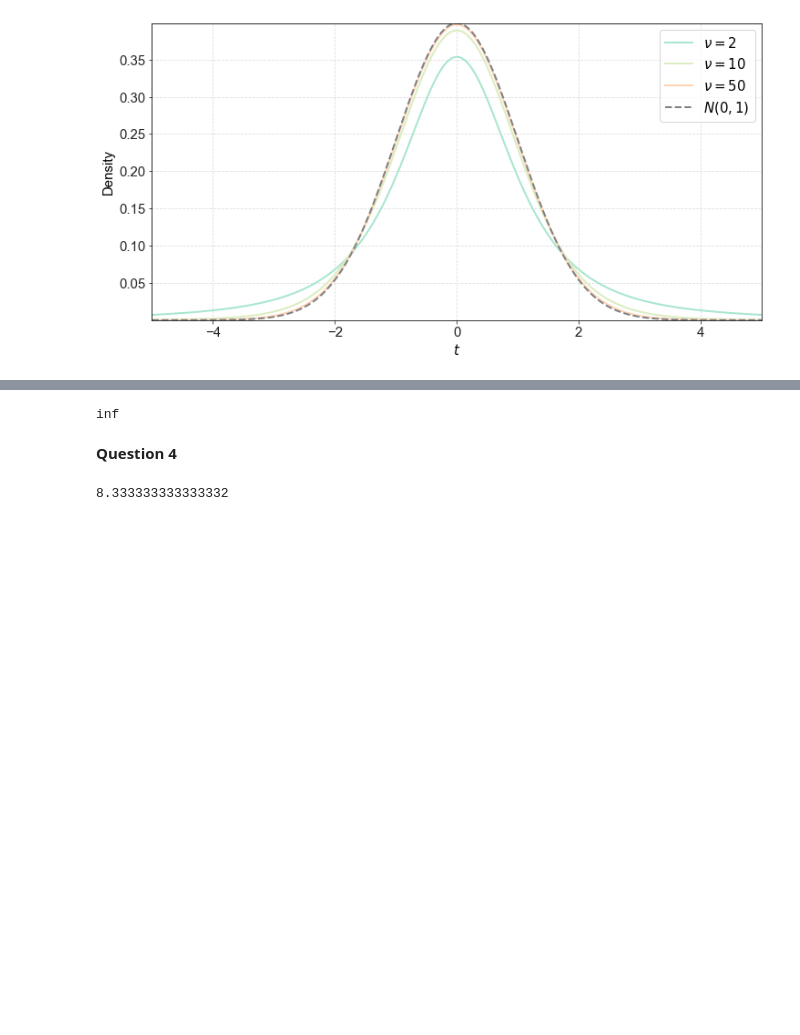
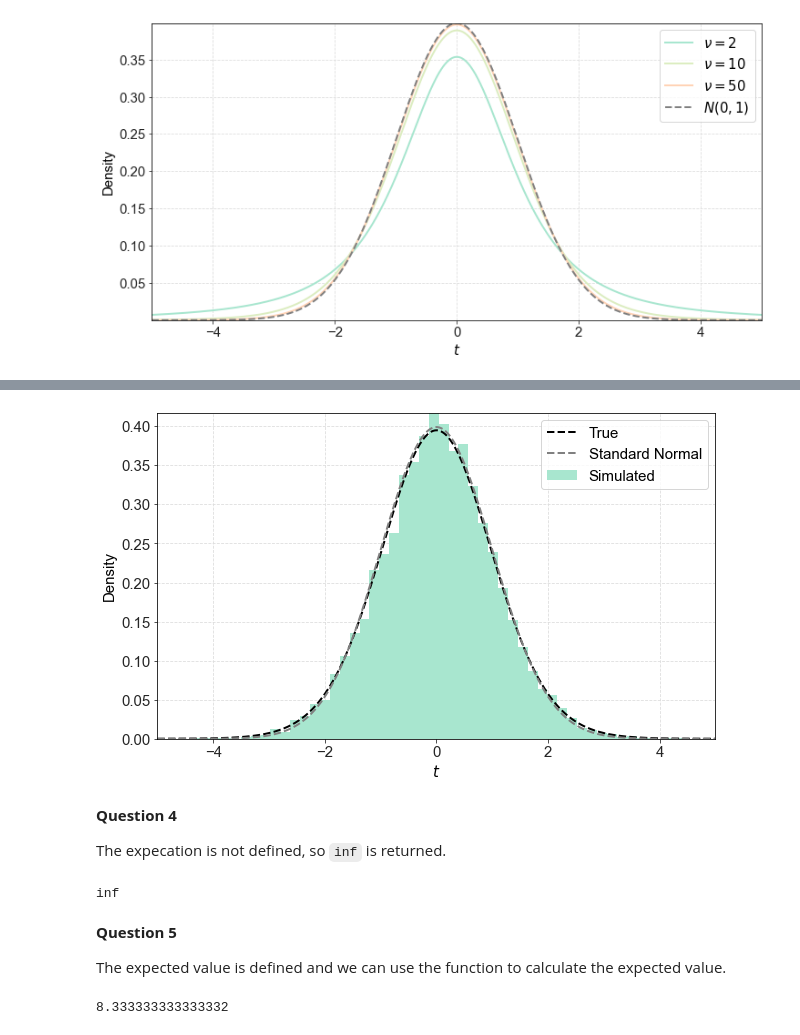
Before and after one commit to staxmetrics/python_for_the_financial_economist, a Jupyter notebook: lectures_and_exercises/2022/week_3/exercises_week_3.ipynb, the cells around one changed output, grey strips where cells are left out. Drawn from its saved outputs; the diff is of its cells as text; code cells hidden in the pictures; blank space fills up the shorter version.

```diff
--- a/lectures_and_exercises/2022/week_3/exercises_week_3.ipynb
+++ b/lectures_and_exercises/2022/week_3/exercises_week_3.ipynb
@@ -452,3 +183,41 @@ __Question 3__
+# %%
+# set values
+num_sim = 10000
+sample_size = 25
+mu = 5
+sigma = 2
+
+# simulate data
+random_draws = np.random.normal(mu, sigma, size=(num_sim, sample_size))
+sample_means = np.mean(random_draws, axis=1)
+sample_var = np.var(random_draws, axis=1, ddof=1)
+sample_z_scores = (sample_means - mu)/np.sqrt(sample_var/(sample_size - 1))
+
+t_values = np.linspace(-5, 5, 1000)
+# t-dist
+pdf_values = stats.t.pdf(t_values, sample_size - 1)
+# normal
+pdf_normal_values = stats.norm.pdf(t_values)
+
+"""
+Plotting
+"""
+
+fig, ax = plt.subplots(figsize=(10, 6))
+
+ax.hist(sample_z_scores, bins=50, density=True, label="Simulated")
+ax.plot(t_values, pdf_values, color="black", linestyle="--", label="True")
+ax.plot(t_values, pdf_normal_values, color="gray", linestyle='--', label="Standard Normal")
+
+ax.set_ylabel('Density')
+ax.set_xlabel('$t$')
+ax.legend();
+# %% [output]
+[figure, added]
+# %% [markdown]
+__Question 4__
+
+The expecation is not defined, so `inf` is returned.
 # %%
 """
 Define the function g(t)
@@ -468,7 +237,9 @@ stats.t.expect(g, args=(5,))
 # %% [output]
 inf
 # %% [markdown]
-__Question 4__
+__Question 5__
+
+The expected value is defined and we can use the function to calculate the expected value.
 # %%
 """
 Define the function h(t)
```
Also changed, not shown: parts of 55 cells of this notebook, 3 other files.
